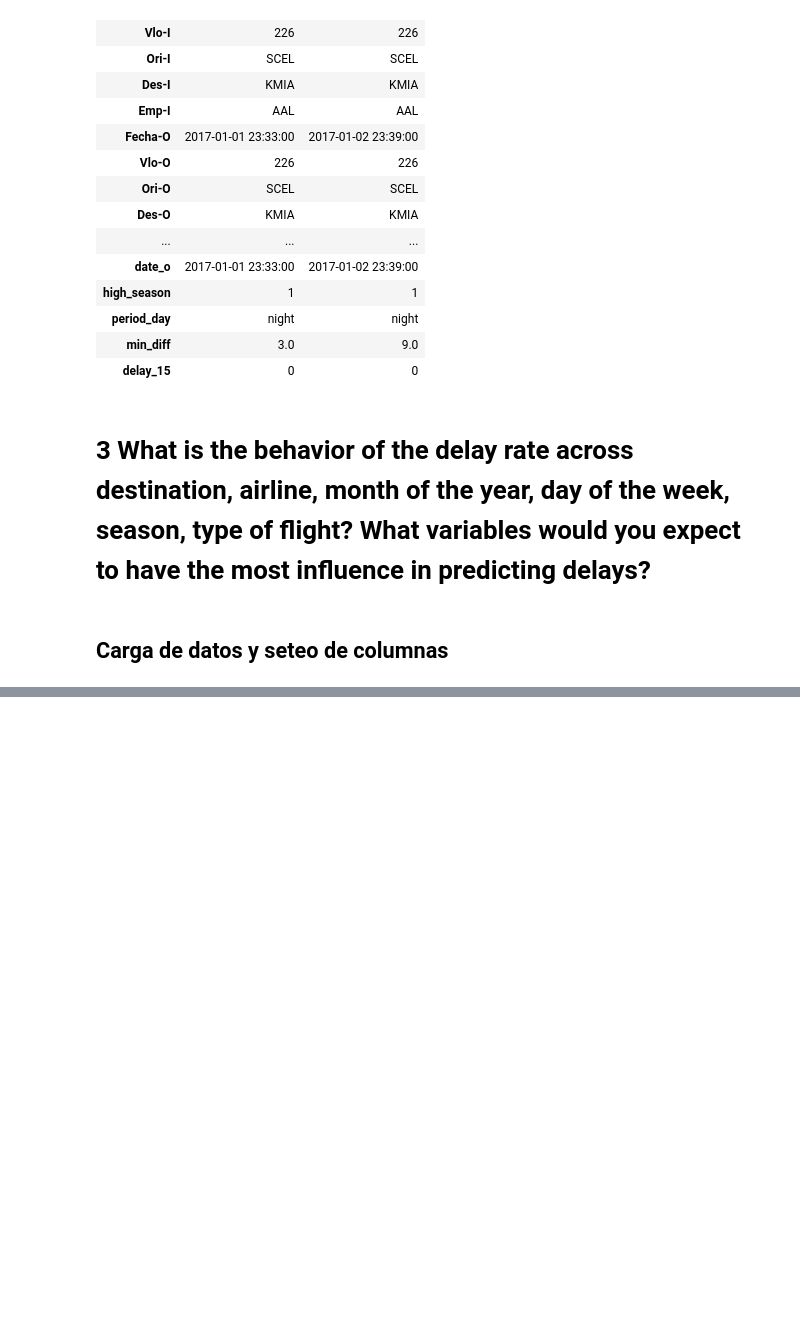
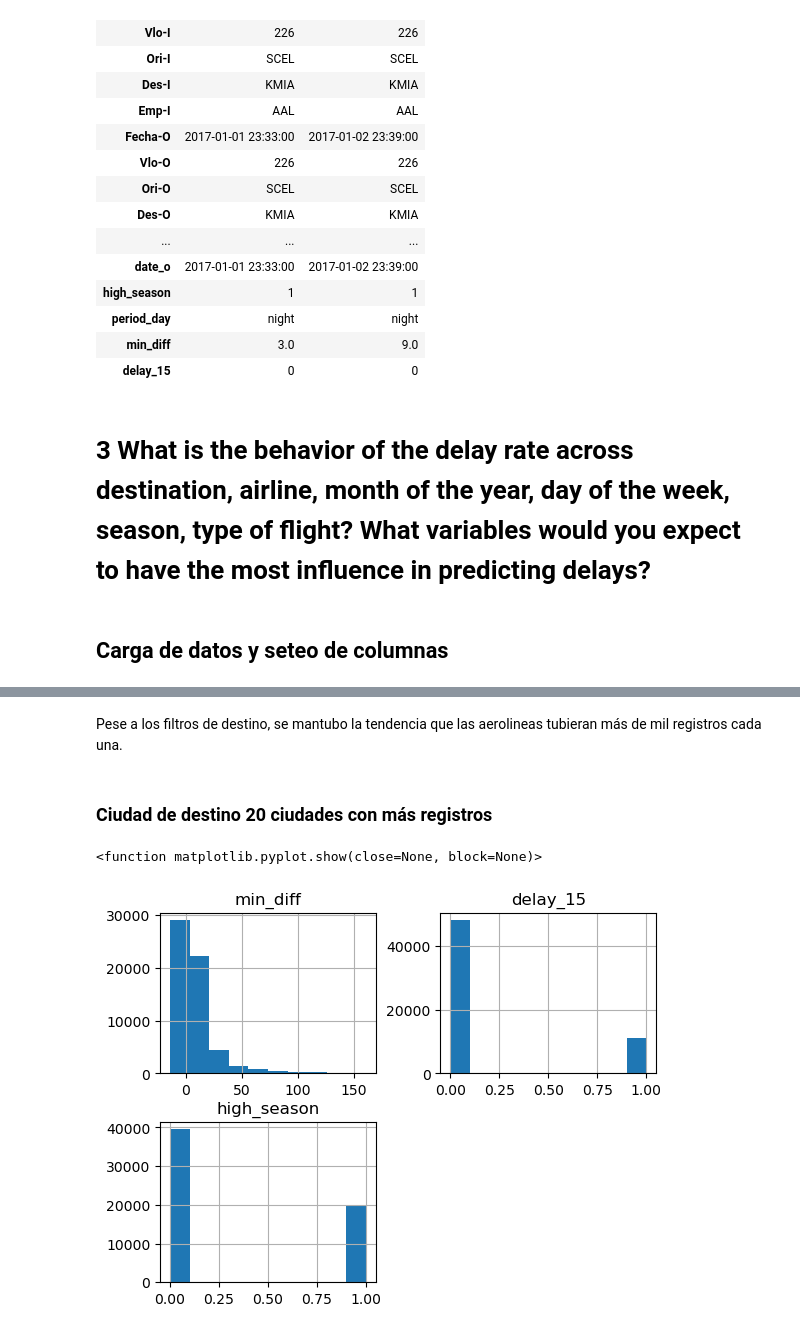
Before and after one commit to rolftb/Challenge-Data-Scientist-Rolf-Traeger, a Jupyter notebook: Transformacion.ipynb, the cells around one changed output, grey strips where cells are left out. Drawn from its saved outputs; the diff is of its cells as text; code cells hidden in the pictures; blank space fills up the shorter version.

```diff
--- a/Transformacion.ipynb
+++ b/Transformacion.ipynb
@@ -726,0 +976,15 @@ plt.show
+# %%
+# Top 20 de los principales destinos
+# Distribución cantidad de vuelos por ciudad de destino
+print("")
+df_citys = group_by_col(df_fit,["to_city"],"id_vuelo").reset_index().head(20)
+list_top_citys =df_citys["to_city"].unique().tolist()
+# %%
+df_fit_filt = df_fit[ df_fit["to_city"].isin(list_top_citys)]
+col_x = df_fit.columns.to_list()
+col_x.pop(col_x.index("delay_15"))
+col_x.pop(col_x.index("id_vuelo"))
+col_x.pop(col_x.index("min_diff"))
+col_x.pop(col_x.index("date_o"))
+y_col = "delay_15"
+dataframe_chi_sqr(df_fit_filt,col_x,y_col).reset_index().drop(columns=["index"])
@@ -727,2 +1106,14 @@ plt.show
+# %% [markdown]
+Pese a los filtros de destino, se mantubo la tendencia que las aerolineas tubieran más de mil registros cada una.
+# %% [markdown]
+### Ciudad de destino 20 ciudades con más registros
+# %%
+# variables construidas
+df_fit_filt[['min_diff',"delay_15","high_season","holidays_season","period_day"]].hist()
+plt.title("Histograma de min_diff y delay_15")
+plt.show
+# %% [output]
+<function matplotlib.pyplot.show(close=None, block=None)>
+[figure, added]
 # %%
 # Distribucion Destintos más concurridos
```
Also changed, not shown: parts of 34 cells of this notebook.
